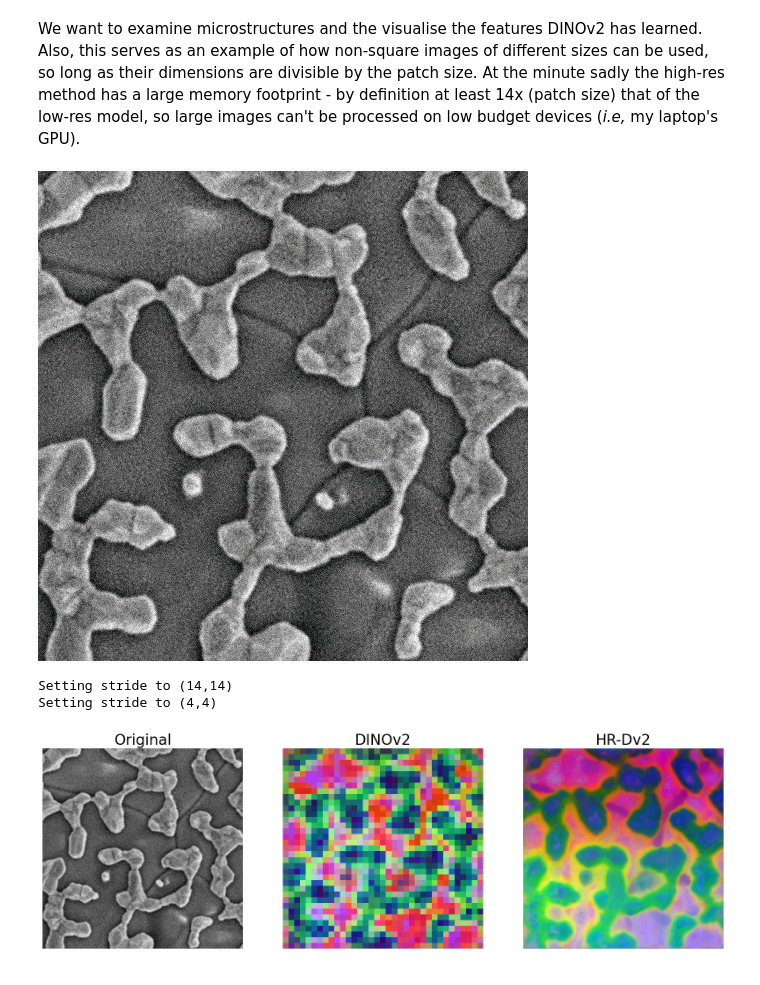
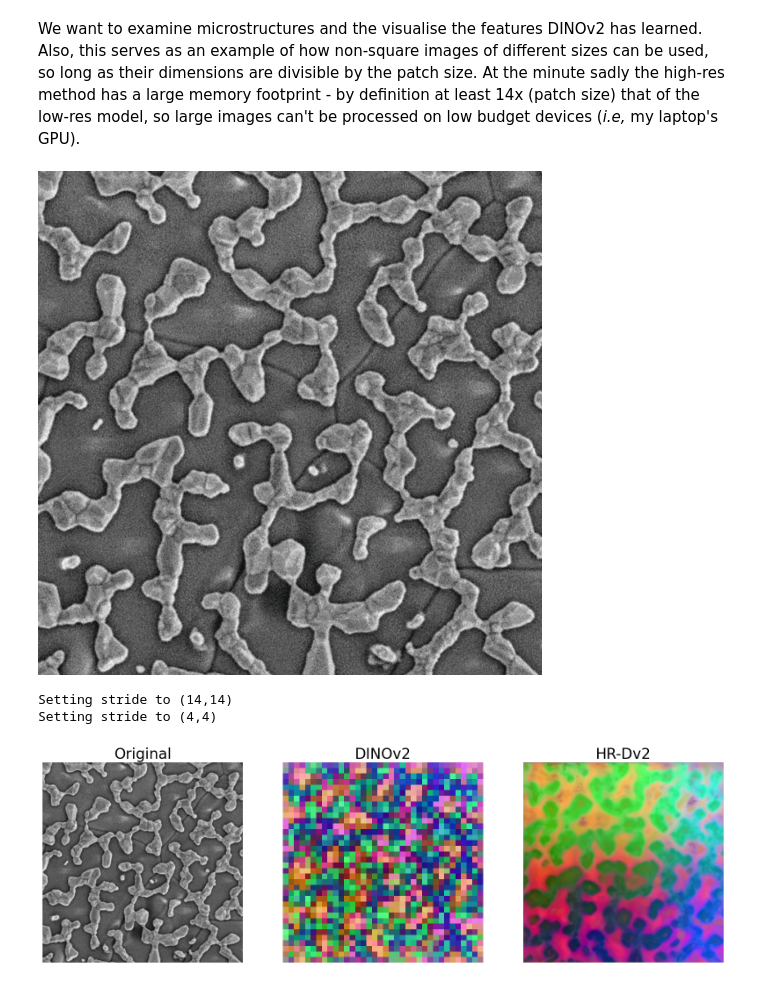
Before and after one commit to tldr-group/HR-Dv2, a Jupyter notebook: dv2/microstructure.ipynb, the cells around one changed output. Cells and saved outputs as stored; diff of their text form; code cells hidden in the pictures.

```diff
--- a/dv2/microstructure.ipynb
+++ b/dv2/microstructure.ipynb
@@ -18,12 +18,13 @@ ArrList: TypeAlias = List[np.ndarray]
 PATCH_SIZE = 14
 FEAT_DIM = 384
 
-sofc_temp = Image.open("data/sofc.jpg")
-H, W = 490, 490 #sofc_temp.height, sofc_temp.width
+sofc_temp = Image.open("data/superalloy.png")
+#H, W = 490, 490 #sofc_temp.height, sofc_temp.width
+H, W = 504, 504
 IMG_SIZE = 518
 PATCH_H, PATCH_W = H // PATCH_SIZE, W // PATCH_SIZE
 transform_1 = tr.centre_crop(H, W)
-transform_2 = tr.get_input_transform(520, IMG_SIZE)
+transform_2 = tr.get_input_transform(H, H)
 # %%
 from high_res import HighResDV2
 
@@ -40,11 +41,11 @@ Using cache found in /home/ronan/.cache/torch/hub/facebookresearch_dinov2_main
 # %% [markdown]
 We want to examine microstructures and the visualise the features DINOv2 has learned. Also, this serves as an example of how non-square images of different sizes can be used, so long as their dimensions are divisible by the patch size. At the minute sadly the high-res method has a large memory footprint - by definition at least 14x (patch size) that of the low-res model, so large images can't be processed on low budget devices (*i.e,* my laptop's GPU).
 # %%
-sofc_tensor, sofc_img = tr.load_image("data/sofc.jpg", transform_1)
+sofc_tensor, sofc_img = tr.load_image("data/sofc.jpg", transform_2)
 sofc_tensor = sofc_tensor.to("cuda")
 sofc_img
 # %% [output]
-[figure, old version]
+[figure, new version]
 # %%
 high_res_features, low_res_features = net.forward_sequential(sofc_tensor)
 # %% [output]
@@ -53,32 +54,32 @@ Setting stride to (4,4)
 # %%
 feat_arr_hr, feat_arr_lr = tr.to_numpy(high_res_features), tr.to_numpy(low_res_features)
 feat_arr_hr = feat_arr_hr.reshape((net.feat_dim, H * W))
 feat_arr_hr = feat_arr_hr.T
 
 fig, axs = plt.subplots(ncols=3, nrows=1)
 fig.set_size_inches(20, 12)
 
 axs[0].imshow(sofc_img)
 axs[0].set_title("Original", fontsize=24)
 axs[0].set_axis_off()
 
 titles = ["DINOv2", "HR-Dv2"]
 
 pcas: List[np.ndarray] = []
 features = [feat_arr_lr, feat_arr_hr]
 i = 0
-for arr, shapes in zip(features, [(H // 14, W // 14, 3), (490, 490, 3)]): # was (H, W, 3)
+for arr, shapes in zip(features, [(H // 14, W // 14, 3), (H, W, 3)]): # was (H, W, 3)
     feat_pca = do_single_pca(arr)
     rescale_feat_pca = rescale_pca(feat_pca)
     pcas.append(feat_pca)
 
     ax = axs[i  + 1]
     ax.imshow(rescale_feat_pca.reshape(shapes)[:, :, :])
     ax.set_title(titles[i], fontsize=24)
     ax.set_axis_off()
     i += 1
 # %% [output]
-[figure, old version]
+[figure, new version]
 # %%
 reduced_dim_pca = do_single_pca(feat_arr_hr, 70)
 reduced_dim_pca = normalise_pca(reduced_dim_pca)
```
Also changed, not shown: parts of 1 cell of this notebook, 3 other files.
